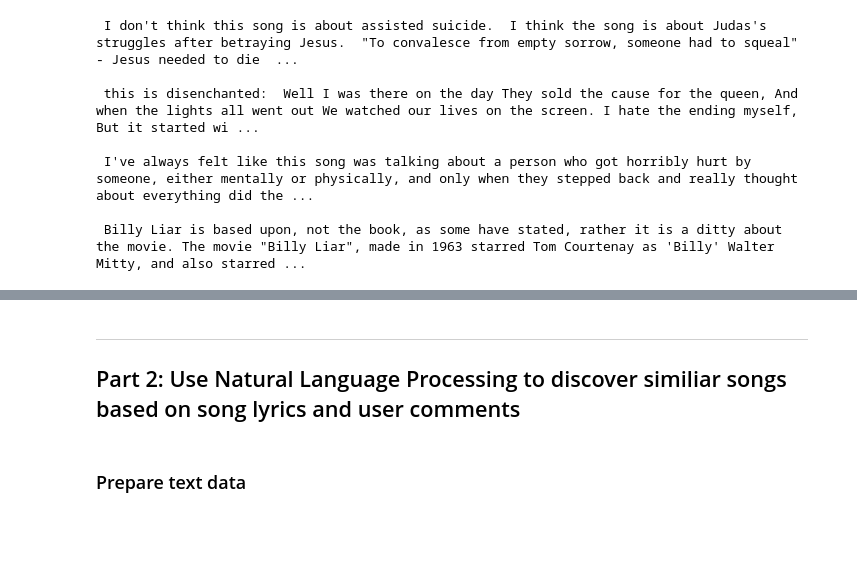
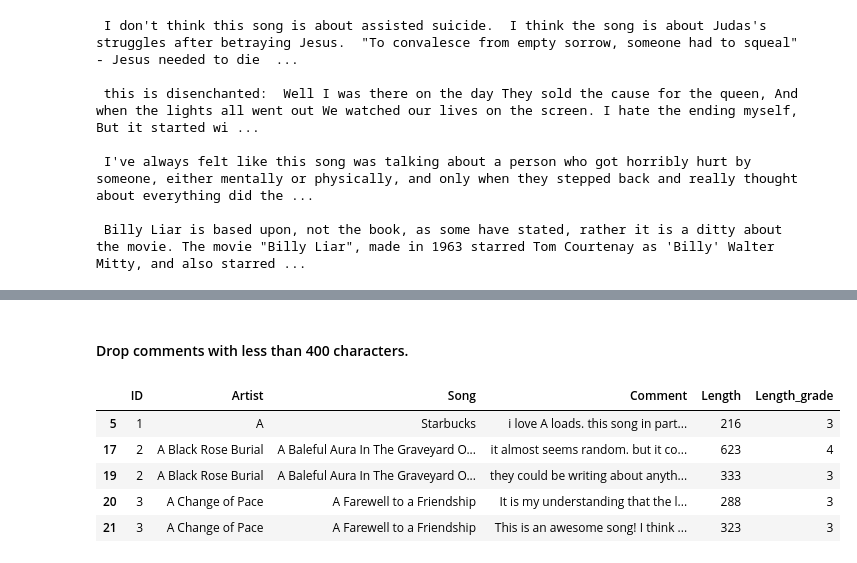
Before and after one commit to sq2141/Music-recommendation-engine, a Jupyter notebook: song_meanings_nb.ipynb, the cells around one changed output, grey strips where cells are left out. Cells and saved outputs as stored; diff of their text form; code cells hidden in the pictures; blank space fills up the shorter version.

```diff
--- a/song_meanings_nb.ipynb
+++ b/song_meanings_nb.ipynb
@@ -388,5 +390,12 @@ song_comments_df.sample(5, random_state = 0)
-# %% [markdown]
----
-## Part 2: Use Natural Language Processing to discover similiar songs based on song lyrics and user comments
-# %% [markdown]
-### Prepare text data
+# %% [markdown]
+#### Drop comments with less than 400 characters.
+# %%
+song_comments_df = song_comments_df[song_comments_df["Length_grade"] >= 3]
+song_comments_df.head()
+# %% [output]
+|  | ID | Artist | Song | Comment | Length | Length_grade |
+| 5 | 1 | A | Starbucks | i love A loads. this song in part... | 216 | 3 |
+| 17 | 2 | A Black Rose Burial | A Baleful Aura In The Graveyard O... | it almost seems random. but it co... | 623 | 4 |
+| 19 | 2 | A Black Rose Burial | A Baleful Aura In The Graveyard O... | they could be writing about anyth... | 333 | 3 |
+| 20 | 3 | A Change of Pace | A Farewell to a Friendship | It is my understanding that the l... | 288 | 3 |
+| 21 | 3 | A Change of Pace | A Farewell to a Friendship | This is an awesome song! I think ... | 323 | 3 |
```
Also changed, not shown: parts of 23 cells of this notebook.
